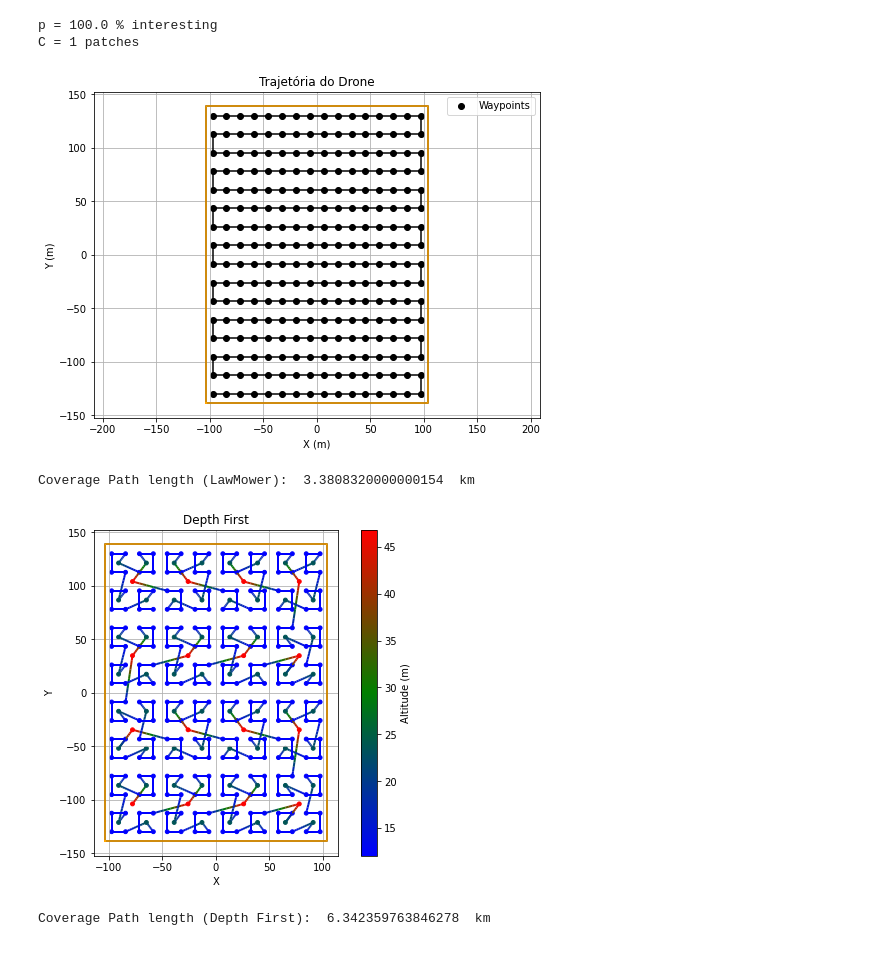
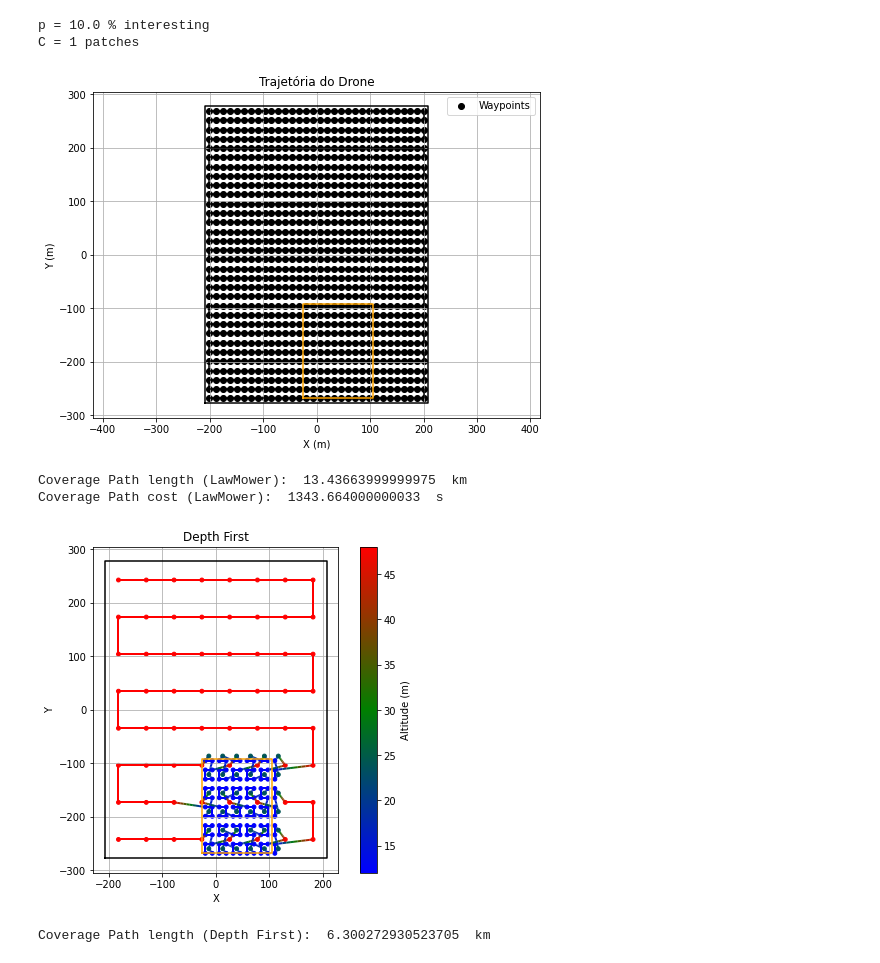
Before and after one commit to David1340/Doutorado_Drone, a Jupyter notebook: Comparacao.ipynb, the cells around one changed output. Saved outputs shown, nothing was run; the diff lists cells and outputs as text; code cells hidden in the pictures.

Commit message:
inclui a medição de tempo no cálculo de custos

```diff
--- a/Comparacao.ipynb
+++ b/Comparacao.ipynb
@@ -15,7 +21,7 @@ DJImini3Camera = SensorCamera()
 desirableGSD = 1*0.43 #cm/px
 altitude = DJImini3Camera.h_desirable(desirableGSD)/100
 width,height = DJImini3Camera.l(altitude) # dimensão horizontal do sensor para a altitude desejada
-L = 8
+L = 16
 poly = Polygon([(-L*height, -L*width), (L*height, -L*width), (L*height, L*width), (-L*height, L*width)])
 angle_deg = 0  # ângulo da varredura em graus (0 = horizontal, 90 = vertical)
 waypointsLawMower = lawmowerPath(poly, height, width, angle_deg)
@@ -23,7 +29,7 @@ waypointsLawMower = lawmowerPath(poly, height, width, angle_deg)
 areas_de_interesse = []
 base = Polygon([(-0.1*height*L, -0.1*width*L), (0.1*height*L,-0.1*width*L), (0.1*height*L,0.1*width*L), (-0.1*height*L,0.1*width*L)])
 
-p = 30 # proporção de área de interesse em relação à área total
+p = 100 # proporção de área de interesse em relação à área total
 c = 1 # número de patches de interesse
 base = affinity.scale(base,np.sqrt(p/c), np.sqrt(p/c), origin=(0, 0))
 cont = 0
@@ -45,7 +51,7 @@ interesting_area = interesting_area /poly.area
 print("p =", np.round(interesting_area * 100,2), "%", "interesting")
 print("C =", len(areas_de_interesse), "patches")
 # %% [output]
-p = 100.0 % interesting
+p = 10.0 % interesting
 C = 1 patches
 # %%
 from utils import Shortcut, DeepFirst, BreadthFirst
@@ -72,33 +78,37 @@ cmap_custom = LinearSegmentedColormap.from_list(
 # %%
 waypoints = np.array(waypointsLawMower)
 fig, ax = plt.subplots(figsize=(8, 6))
 waypoints_x = [wp[0] for wp in waypoints]
 waypoints_y = [wp[1] for wp in waypoints]
 ax.scatter(waypoints_x, waypoints_y, color='black', label='Waypoints', marker='o')
 ax.plot(waypoints_x, waypoints_y, color='black')
 x, y = poly.exterior.xy
 ax.plot(x, y, color='black')
 if poly.interiors:
     for interior in poly.interiors:
         x, y = interior.xy
         ax.plot(x, y, color='black')
 for area in areas_de_interesse:
     x, y = area.exterior.xy
     ax.plot(x, y, color='Orange')
 plt.title('Trajetória do Drone')
 plt.xlabel('X (m)')
 plt.ylabel('Y (m)')
 plt.grid(True)
 plt.axis('equal')
 plt.legend()
 plt.show()
 path_length5 = 0
+path_cost5 = 0
 for i in range(np.size(waypoints,0)-1):
     path_length5 += np.linalg.norm(waypoints[i+1] - waypoints[i])
+    path_cost5 += np.linalg.norm(waypoints[i+1] - waypoints[i])/10
 print("Coverage Path length (LawMower): ", path_length5/1000, " km")
+print("Coverage Path cost (LawMower): ", path_cost5, " s")
 # %% [output]
-[figure, old version]
+[figure, new version]
-Coverage Path length (LawMower):  3.3808320000000154  km
+Coverage Path length (LawMower):  13.43663999999975  km
+Coverage Path cost (LawMower):  1343.664000000033  s
 # %%
 waypointsDF = np.array(DFTree.generate_path())
 
@@ -152,12 +162,14 @@ plt.xlabel("X")
 plt.ylabel("Y")
 plt.show()
 path_length4 = 0
+path_cost4 = 0
 for i in range(np.size(waypointsDF,0)-1):
     path_length4 += np.linalg.norm(waypointsDF[i+1] - waypointsDF[i])
+    path_cost4 += custo(waypointsDF[i], waypointsDF[i+1])
 print("Coverage Path length (Depth First): ", path_length4/1000, " km")
 # %% [output]
-[figure, old version]
+[figure, new version]
-Coverage Path length (Depth First):  6.342359763846278  km
+Coverage Path length (Depth First):  6.300272930523705  km
 # %%
 waypointsBF = np.array(BFTree.generate_path())
 # Parâmetros
```
Also changed, not shown: parts of 7 cells of this notebook, 2 other files.
